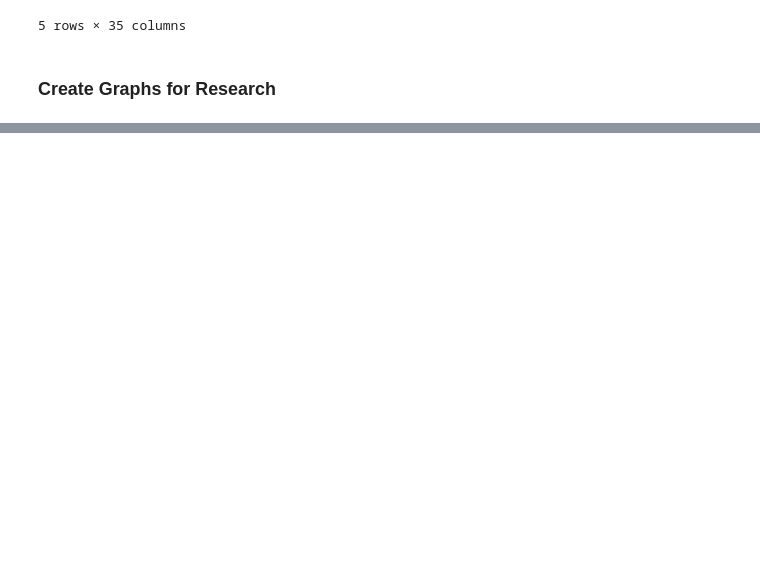
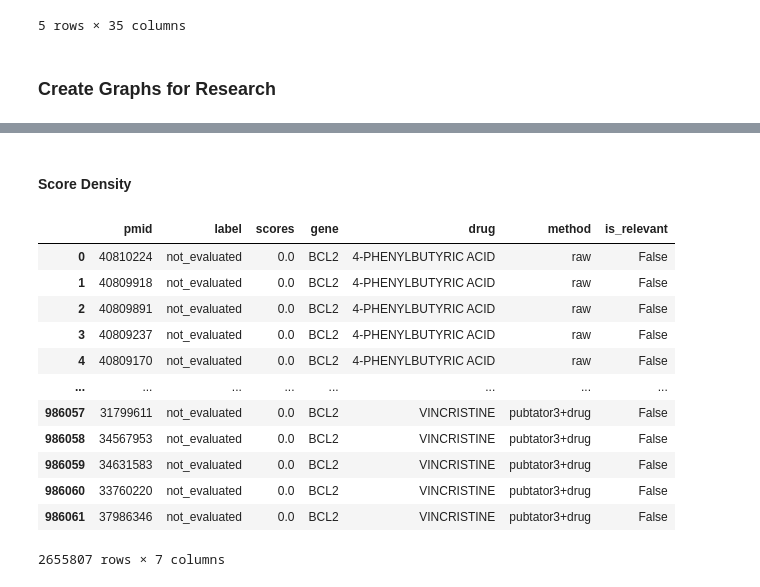
Before and after one commit to mcannon068nw/clinical-score-2, a Jupyter notebook: research/example-3.ipynb, the cells around one changed output, grey strips where cells are left out. Drawn from its saved outputs; the diff is of its cells as text; code cells hidden in the pictures; blank space fills up the shorter version.

Commit message:
rerun, also graphs in progress

```diff
--- a/research/example-3.ipynb
+++ b/research/example-3.ipynb
@@ -128,0 +139,30 @@ merged_df.head()
+# %%
+def generate_relevance_graph(df, method):
+    # Subset
+    subset = df[df['method']==method]
+
+    # Calculate Overall Relevance Rate
+    total_pmids = subset['pmid'].nunique()
+    relevant_pmids = subset[subset['is_relevant']]['pmid'].nunique()
+    overall_relevance_rate = (relevant_pmids / total_pmids) * 100
+
+    # Relevance Rate by Abstract
+    pmid_grouped = subset.groupby('pmid')['is_relevant'].agg(total_mentions='count', relevant_mentions='sum').reset_index()
+    pmid_grouped['relevance_rate'] = (pmid_grouped['relevant_mentions'] / pmid_grouped['total_mentions']) * 100
+    pmid_grouped['relevance_rate'].value_counts()
+
+    # Graph
+    gene = str(df['gene'].iloc[0]).replace(" ", "_")
+    fig = px.histogram(pmid_grouped, x='relevance_rate',nbins=50, title=f'Abstract Relevance Rate ({method})', labels={'relevance_rate': 'Relevance Rate (PMID)'}, opacity=0.75)
+    fig.update_layout(xaxis_title='Relevance Rate (%, 0.0 = no clinical relation, 1.0 = fully relevant)',
+                    yaxis_title='Number of Abstracts',
+                    bargap=0.1)
+    fig.write_image(f'data/results/{gene}_{method}_relevance_rate_histogram.png', width=800, height=600, scale=2)
+
+    return overall_relevance_rate, pmid_grouped['relevance_rate'].value_counts()
+
+
+
+assessments['is_relevant'] = assessments['label'] == 'indicator_evidence'
+for method in ['raw','ncbi','pubtator3','pubtator3+drug']:
+    print(method, '\n', generate_relevance_graph(assessments, method))
@@ -128,0 +303,18 @@ merged_df.head()
+# %% [markdown]
+#### Score Density
+# %%
+assessments
+# %% [output]
+|  | pmid | label | scores | gene | drug | method | is_relevant |
+| 0 | 40810224 | not_evaluated | 0.0 | BCL2 | 4-PHENYLBUTYRIC ACID | raw | False |
+| 1 | 40809918 | not_evaluated | 0.0 | BCL2 | 4-PHENYLBUTYRIC ACID | raw | False |
+| 2 | 40809891 | not_evaluated | 0.0 | BCL2 | 4-PHENYLBUTYRIC ACID | raw | False |
+| 3 | 40809237 | not_evaluated | 0.0 | BCL2 | 4-PHENYLBUTYRIC ACID | raw | False |
+| 4 | 40809170 | not_evaluated | 0.0 | BCL2 | 4-PHENYLBUTYRIC ACID | raw | False |
+| ... | ... | ... | ... | ... | ... | ... | ... |
+| 986057 | 31799611 | not_evaluated | 0.0 | BCL2 | VINCRISTINE | pubtator3+drug | False |
+| 986058 | 34567953 | not_evaluated | 0.0 | BCL2 | VINCRISTINE | pubtator3+drug | False |
+| 986059 | 34631583 | not_evaluated | 0.0 | BCL2 | VINCRISTINE | pubtator3+drug | False |
+| 986060 | 33760220 | not_evaluated | 0.0 | BCL2 | VINCRISTINE | pubtator3+drug | False |
+| 986061 | 37986346 | not_evaluated | 0.0 | BCL2 | VINCRISTINE | pubtator3+drug | False |
+2655807 rows × 7 columns
```
Also changed, not shown: parts of 16 cells of this notebook, 1 other file.
